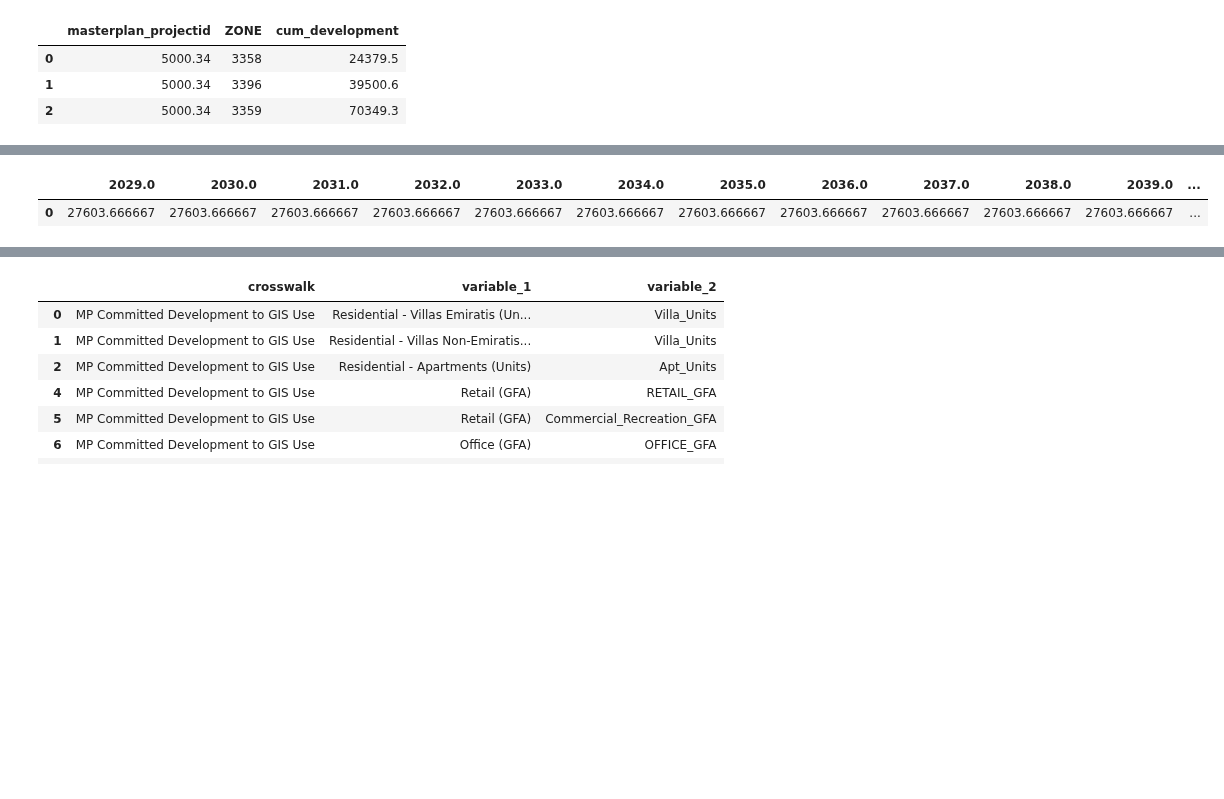
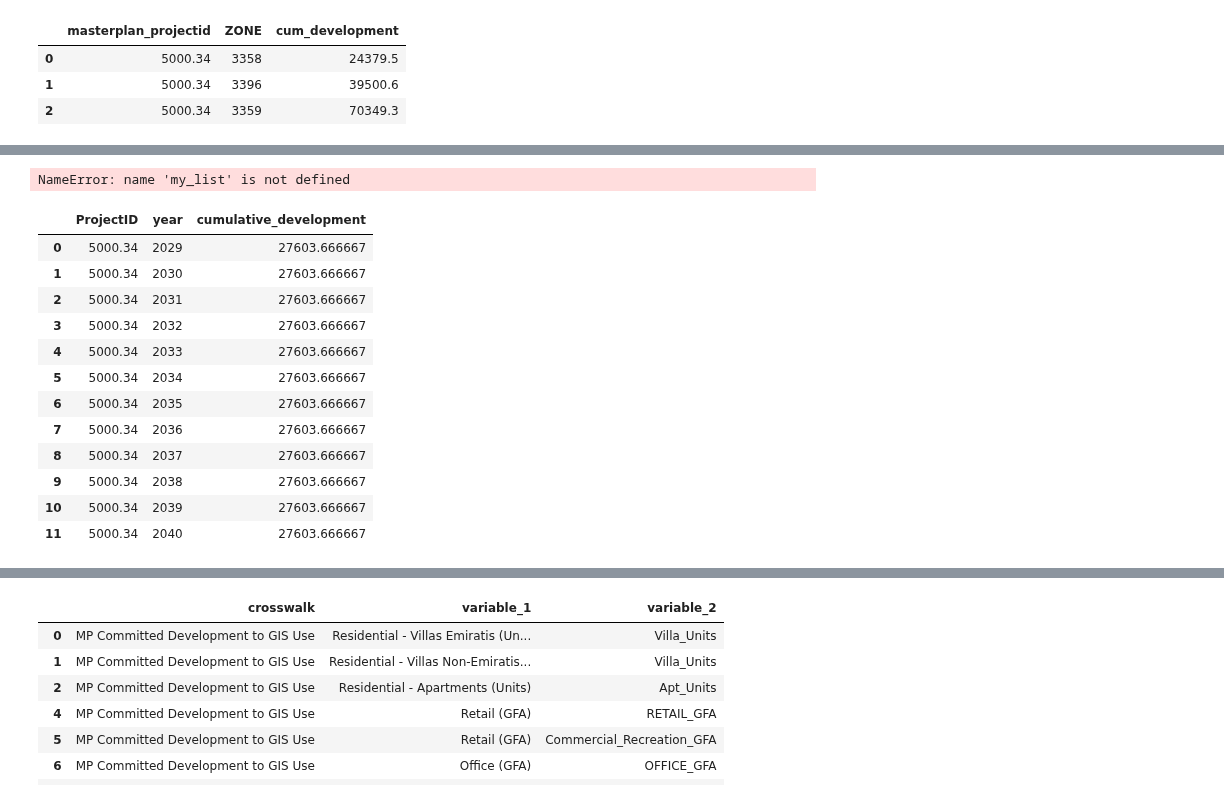
Before and after one commit to BuroHappoldLegacySoup/PlanCapitalLandModel, a Jupyter notebook: MP to TAZ Pipeline.ipynb, the cells around one changed output, grey strips where cells are left out. Drawn from its saved outputs; the diff is of its cells as text; code cells hidden in the pictures; blank space fills up the shorter version.

```diff
--- a/MP to TAZ Pipeline.ipynb
+++ b/MP to TAZ Pipeline.ipynb
@@ -187,11 +387,27 @@ taz_cumulative_capacity.loc[]
+# %%
+print(my_list)
+# %% [output]
+NameError: name 'my_list' is not defined
 # %%
-test = mp_cumulative_development[mp_cumulative_development['ProjectID'] == '5000.34'].reset_index(drop = True)
-test = test[['year','cumulative_development']].T
-test_new_column_names = test.iloc[0].tolist()
-test.columns = test_new_column_names
-test = test.drop('year').reset_index(drop = True)
-test.head(1)
+
+test_2['']
+#test = test[['year','cumulative_development']]
+#test_new_column_names = test.iloc[0].tolist()
+#test.columns = test_new_column_names
+#test = test.drop('year').reset_index(drop = True)
+#test
 # %% [output]
-|  | 2029.0 | 2030.0 | 2031.0 | 2032.0 | 2033.0 | 2034.0 | 2035.0 | 2036.0 | 2037.0 | 2038.0 | 2039.0 | ... |
-| 0 | 27603.666667 | 27603.666667 | 27603.666667 | 27603.666667 | 27603.666667 | 27603.666667 | 27603.666667 | 27603.666667 | 27603.666667 | 27603.666667 | 27603.666667 | ... |
+|  | ProjectID | year | cumulative_development |
+| 0 | 5000.34 | 2029 | 27603.666667 |
+| 1 | 5000.34 | 2030 | 27603.666667 |
+| 2 | 5000.34 | 2031 | 27603.666667 |
+| 3 | 5000.34 | 2032 | 27603.666667 |
+| 4 | 5000.34 | 2033 | 27603.666667 |
+| 5 | 5000.34 | 2034 | 27603.666667 |
+| 6 | 5000.34 | 2035 | 27603.666667 |
+| 7 | 5000.34 | 2036 | 27603.666667 |
+| 8 | 5000.34 | 2037 | 27603.666667 |
+| 9 | 5000.34 | 2038 | 27603.666667 |
+| 10 | 5000.34 | 2039 | 27603.666667 |
+| 11 | 5000.34 | 2040 | 27603.666667 |
 # %%
```
Also changed, not shown: parts of 13 cells of this notebook.
